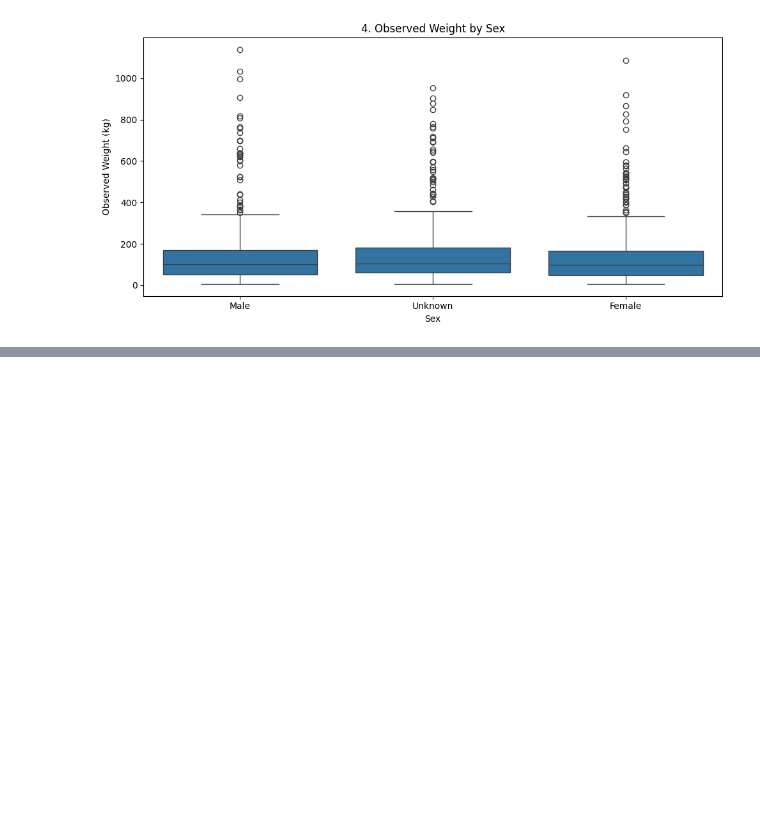
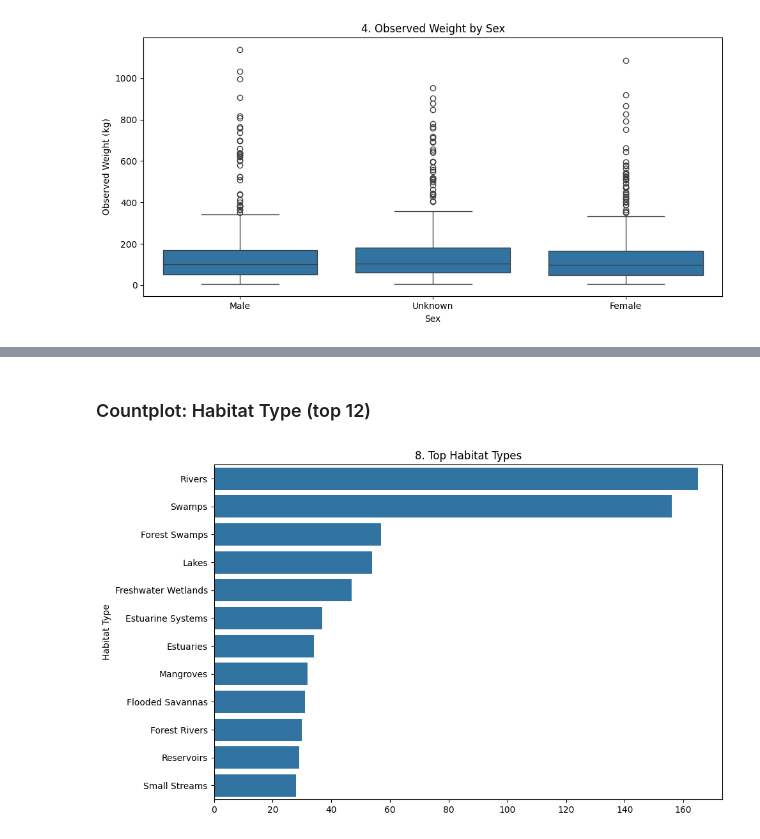
Before and after one commit to lukhi-laksh/Kaggle-Notebooks, a Jupyter notebook: Crocodile Species/crocodile_Analysis.ipynb, the cells around one changed output, grey strips where cells are left out. Saved outputs shown, nothing was run; the diff lists cells and outputs as text; code cells hidden in the pictures; blank space fills up the shorter version.

```diff
--- a/Crocodile Species/crocodile_Analysis.ipynb
+++ b/Crocodile Species/crocodile_Analysis.ipynb
@@ -290,0 +322,11 @@ plot_no += 1
+# %% [markdown]
+### Countplot: Habitat Type (top 12)
+# %%
+top_h = df['Habitat Type'].value_counts().nlargest(12)
+plt.figure(figsize=(10,6))
+sns.barplot(x=top_h.values, y=top_h.index)
+plt.title(f"{plot_no}. Top Habitat Types")
+show_fig()
+plot_no += 1
+# %% [output]
+[figure, added]
```
Also changed, not shown: parts of 6 cells of this notebook.
